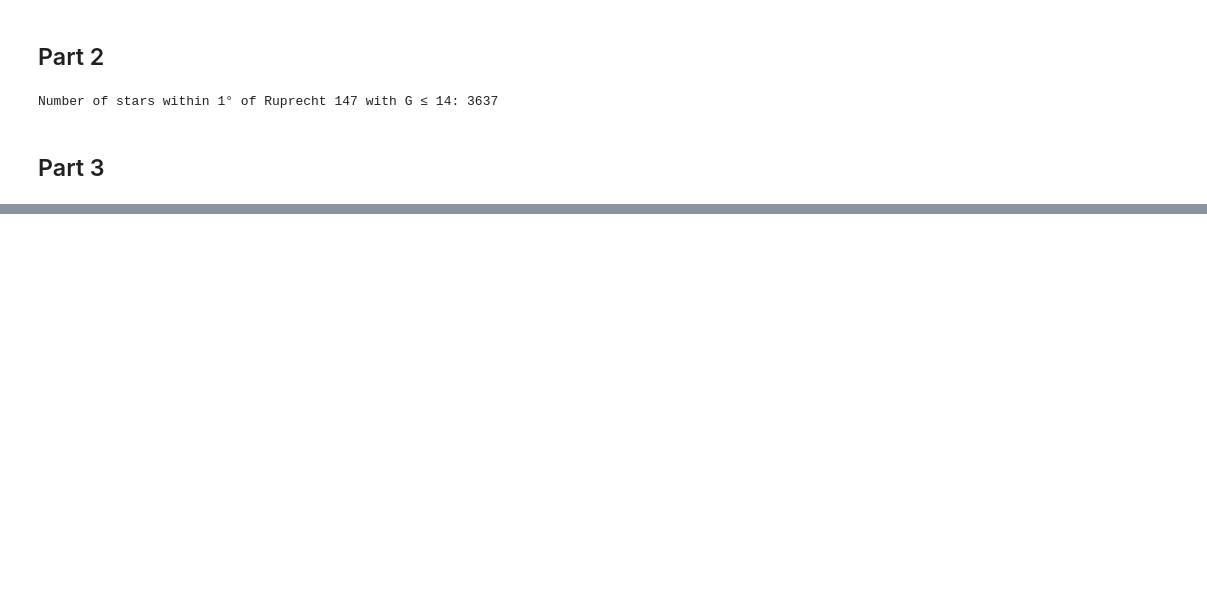
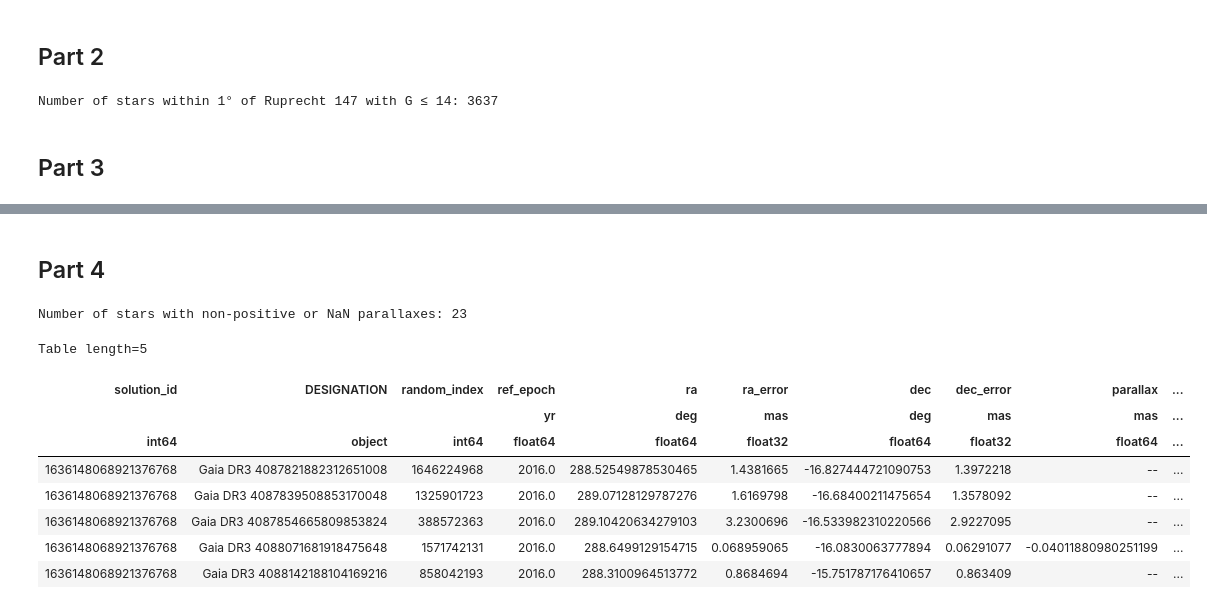
Before and after one commit to harisskummar29/ASTR4004Assignment3, a Jupyter notebook: task2/task2_adql.ipynb, the cells around one changed output, grey strips where cells are left out. Saved outputs shown, nothing was run; the diff lists cells and outputs as text; code cells hidden in the pictures; blank space fills up the shorter version.

```diff
--- a/task2/task2_adql.ipynb
+++ b/task2/task2_adql.ipynb
@@ -54,0 +78,26 @@ Number of stars within 1° of Ruprecht 147 with G ≤ 14: 3637
+# %% [markdown]
+## Part 4
+# %%
+import numpy as np
+
+# Identify stars with non-positive or NaN parallaxes
+bad_parallax_mask = (gaiadr3_match['parallax'] <= 0) | np.isnan(gaiadr3_match['parallax'])
+bad_parallax_stars = gaiadr3_match[bad_parallax_mask]
+
+# Count and display number
+n_bad_parallax = len(bad_parallax_stars)
+print(f"Number of stars with non-positive or NaN parallaxes: {n_bad_parallax}")
+
+# Preview the first few rows
+bad_parallax_stars[:5]
+# %% [output]
+Number of stars with non-positive or NaN parallaxes: 23
+Table length=5
+| solution_id | DESIGNATION | random_index | ref_epoch | ra | ra_error | dec | dec_error | parallax | ... |
+|  |  |  | yr | deg | mas | deg | mas | mas | ... |
+| int64 | object | int64 | float64 | float64 | float32 | float64 | float32 | float64 | ... |
+| 1636148068921376768 | Gaia DR3 4087821882312651008 | 1646224968 | 2016.0 | 288.52549878530465 | 1.4381665 | -16.827444721090753 | 1.3972218 | -- | ... |
+| 1636148068921376768 | Gaia DR3 4087839508853170048 | 1325901723 | 2016.0 | 289.07128129787276 | 1.6169798 | -16.68400211475654 | 1.3578092 | -- | ... |
+| 1636148068921376768 | Gaia DR3 4087854665809853824 | 388572363 | 2016.0 | 289.10420634279103 | 3.2300696 | -16.533982310220566 | 2.9227095 | -- | ... |
+| 1636148068921376768 | Gaia DR3 4088071681918475648 | 1571742131 | 2016.0 | 288.6499129154715 | 0.068959065 | -16.0830063777894 | 0.06291077 | -0.04011880980251199 | ... |
+| 1636148068921376768 | Gaia DR3 4088142188104169216 | 858042193 | 2016.0 | 288.3100964513772 | 0.8684694 | -15.751787176410657 | 0.863409 | -- | ... |
```
Also changed, not shown: parts of 5 cells of this notebook.
